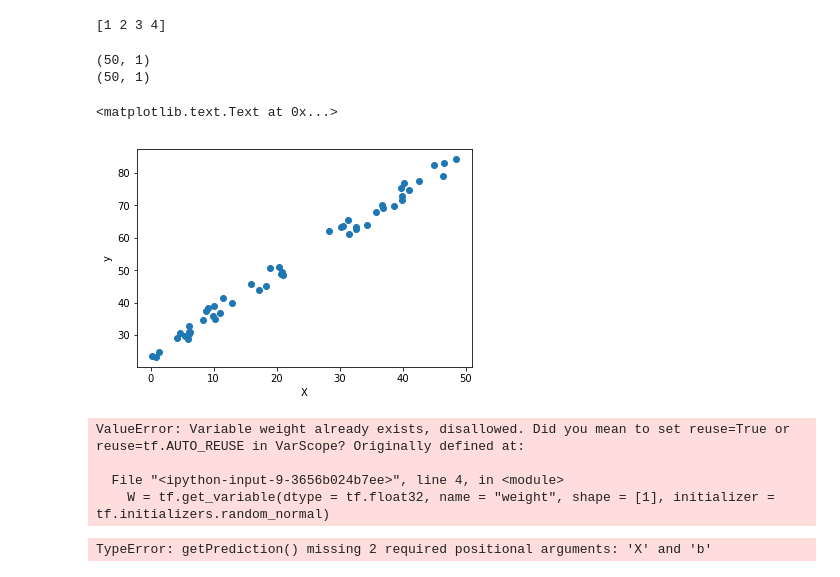
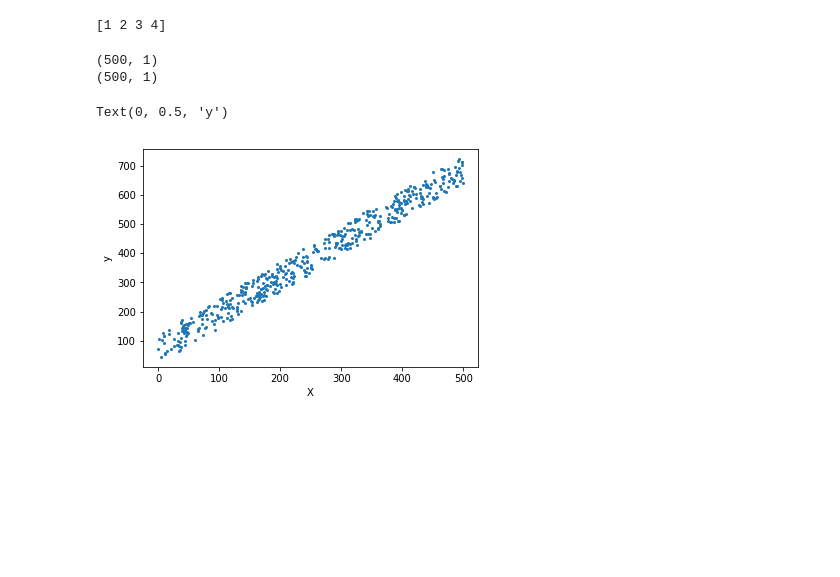
Before and after one commit to vaibagga/TensorflowCSIR, a Jupyter notebook: Coding Session.ipynb, the cells around one changed output. Cells and saved outputs as stored; diff of their text form; code cells hidden in the pictures; blank space fills up the shorter version.

```diff
--- a/Coding Session.ipynb
+++ b/Coding Session.ipynb
@@ -51,31 +61,25 @@ sess.close()
 # %% [output]
 [1 2 3 4]
 # %%
-inp = 50 * np.random.rand(50, 1)
-out = 1.24 * inp + 21.23 + 6 * np.random.rand(50, 1)
+inp = 500 * np.random.rand(500, 1)
+out = 1.24 * inp + 21.0 + 100 * np.random.rand(500, 1)
 print(inp.shape)
 print(out.shape)
 # %% [output]
-(50, 1)
-(50, 1)
+(500, 1)
+(500, 1)
 # %%
-plt.scatter(inp, out)
+plt.scatter(inp, out, s = 4)
 plt.xlabel("X")
 plt.ylabel("y")
 # %% [output]
-<matplotlib.text.Text at 0x...>
+Text(0, 0.5, 'y')
-[figure, old version]
+[figure, new version]
 # %%
 X = tf.placeholder(dtype = tf.float32, shape = [None, 1])
 y = tf.placeholder(dtype = tf.float32, shape = [None, 1])
-weights = {}
 W = tf.get_variable(dtype = tf.float32, name = "weight", shape = [1], initializer = tf.initializers.random_normal)
 b = tf.get_variable(dtype = tf.float32, name = "bias", shape = [1], initializer = tf.initializers.random_normal)
-# %% [output]
-ValueError: Variable weight already exists, disallowed. Did you mean to set reuse=True or reuse=tf.AUTO_REUSE in VarScope? Originally defined at:
-
-  File "<ipython-input-9-3656b024b7ee>", line 4, in <module>
-    W = tf.get_variable(dtype = tf.float32, name = "weight", shape = [1], initializer = tf.initializers.random_normal)
 # %%
 def getPrediction(W, X, b):
     return W*X + b
@@ -85,9 +90,9 @@ def loss(X, y):
 # %%
-cost = loss(X, y)
-optimizer = tf.train.GradientDescentOptimizer(0.01).minimize(cost)
+cost = loss(W, X, y, b)
+optimizer = tf.train.GradientDescentOptimizer(0.00001).minimize(cost)
 init = tf.global_variables_initializer()
+weights = {}
+costCache = []
-# %% [output]
-TypeError: getPrediction() missing 2 required positional arguments: 'X' and 'b'
 # %%
 with tf.Session() as sess:
     sess.run(init)
```
Also changed, not shown: parts of 10 cells of this notebook, 1 other file.
